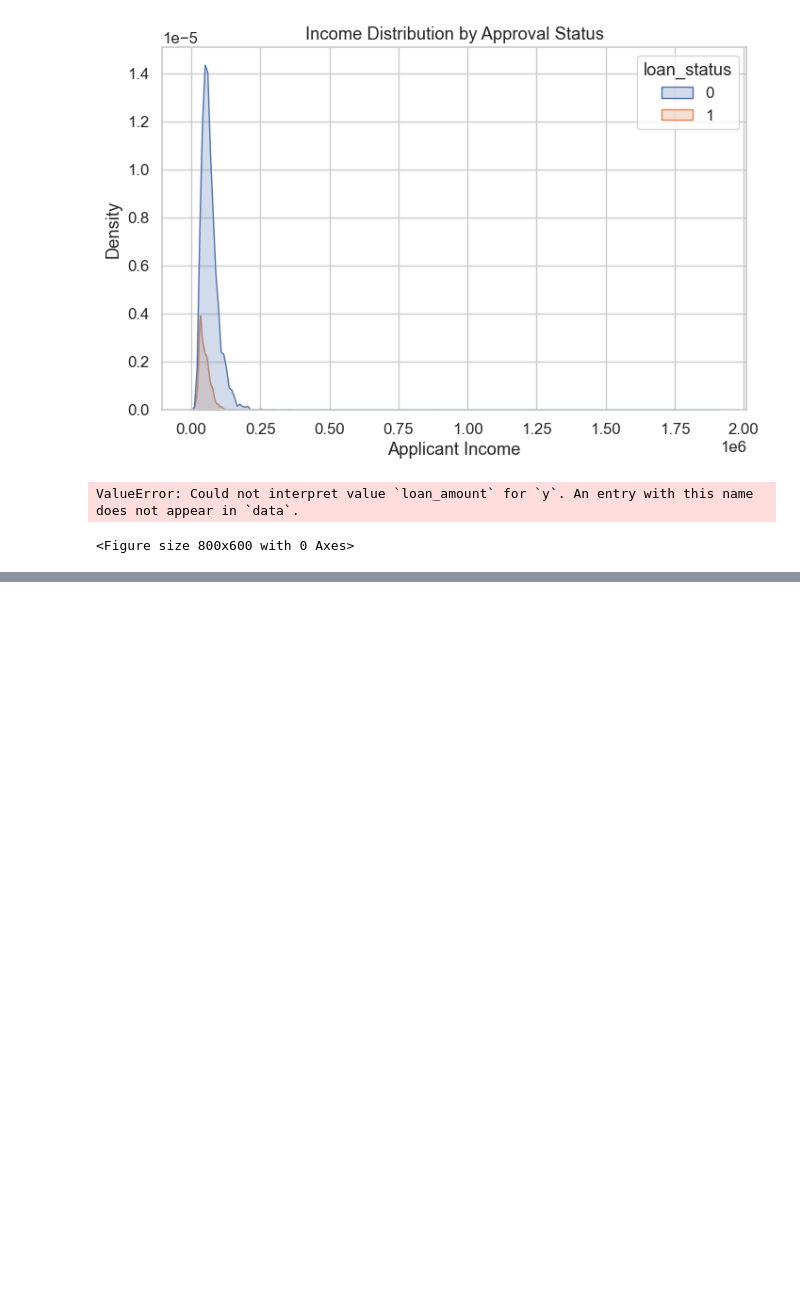
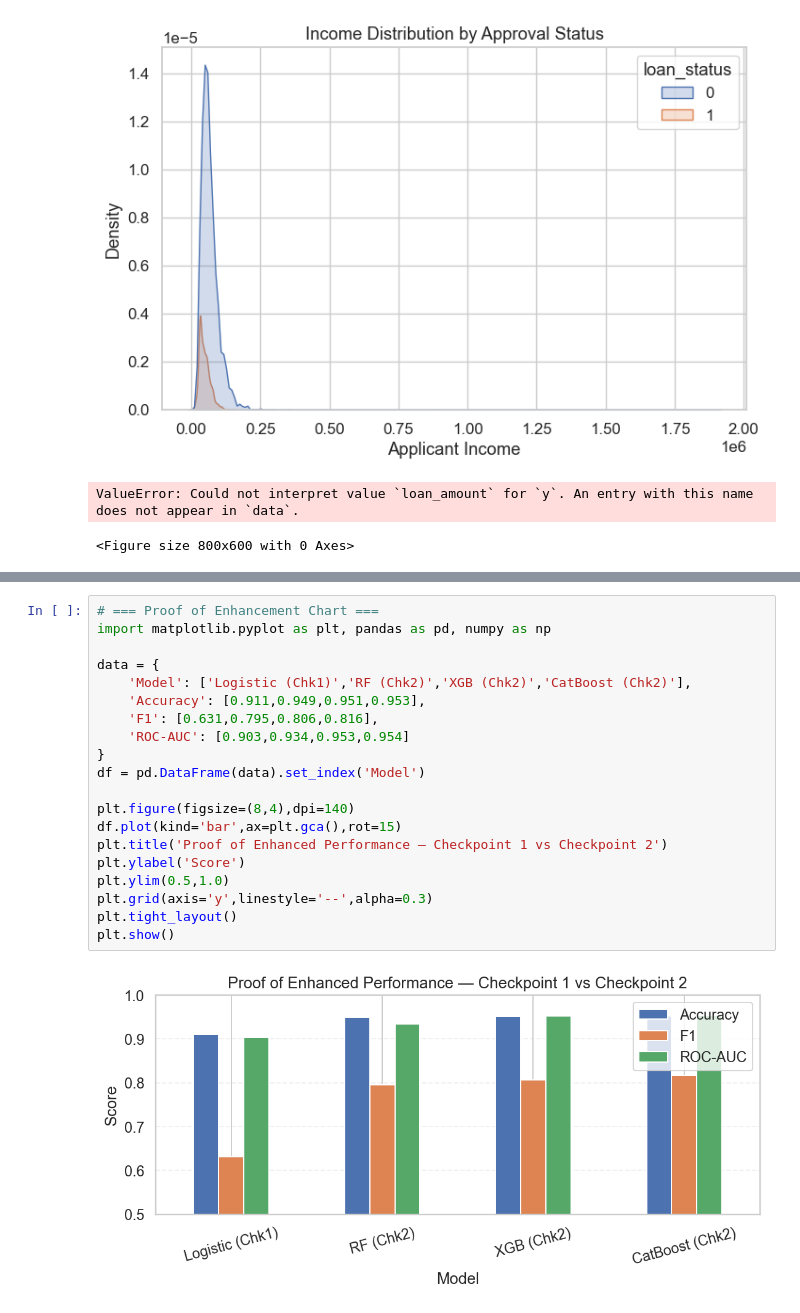
Before and after one commit to ashpai2504/Loan-Approval-Prediction-Project, a Jupyter notebook: Loan.ipynb, the cells around one changed output, grey strips where cells are left out. Drawn from its saved outputs; the diff is of its cells as text; blank space fills up the shorter version.

```diff
--- a/Loan.ipynb
+++ b/Loan.ipynb
@@ -374,0 +754,22 @@ Confusion Matrix:
+# %%
+# === Proof of Enhancement Chart ===
+import matplotlib.pyplot as plt, pandas as pd, numpy as np
+
+data = {
+    'Model': ['Logistic (Chk1)','RF (Chk2)','XGB (Chk2)','CatBoost (Chk2)'],
+    'Accuracy': [0.911,0.949,0.951,0.953],
+    'F1': [0.631,0.795,0.806,0.816],
+    'ROC-AUC': [0.903,0.934,0.953,0.954]
+}
+df = pd.DataFrame(data).set_index('Model')
+
+plt.figure(figsize=(8,4),dpi=140)
+df.plot(kind='bar',ax=plt.gca(),rot=15)
+plt.title('Proof of Enhanced Performance — Checkpoint 1 vs Checkpoint 2')
+plt.ylabel('Score')
+plt.ylim(0.5,1.0)
+plt.grid(axis='y',linestyle='--',alpha=0.3)
+plt.tight_layout()
+plt.show()
+# %% [output]
+[figure, added]
```
Also changed, not shown: parts of 7 cells of this notebook.
